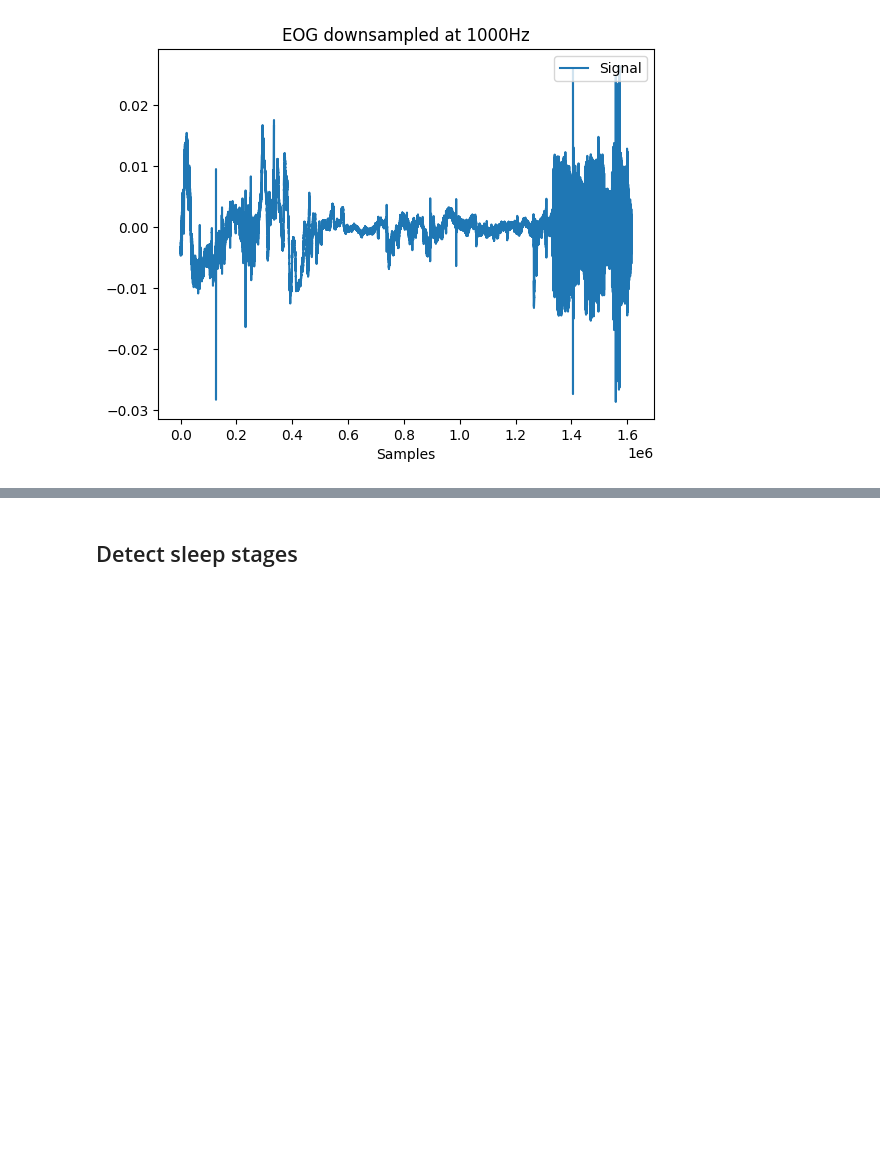
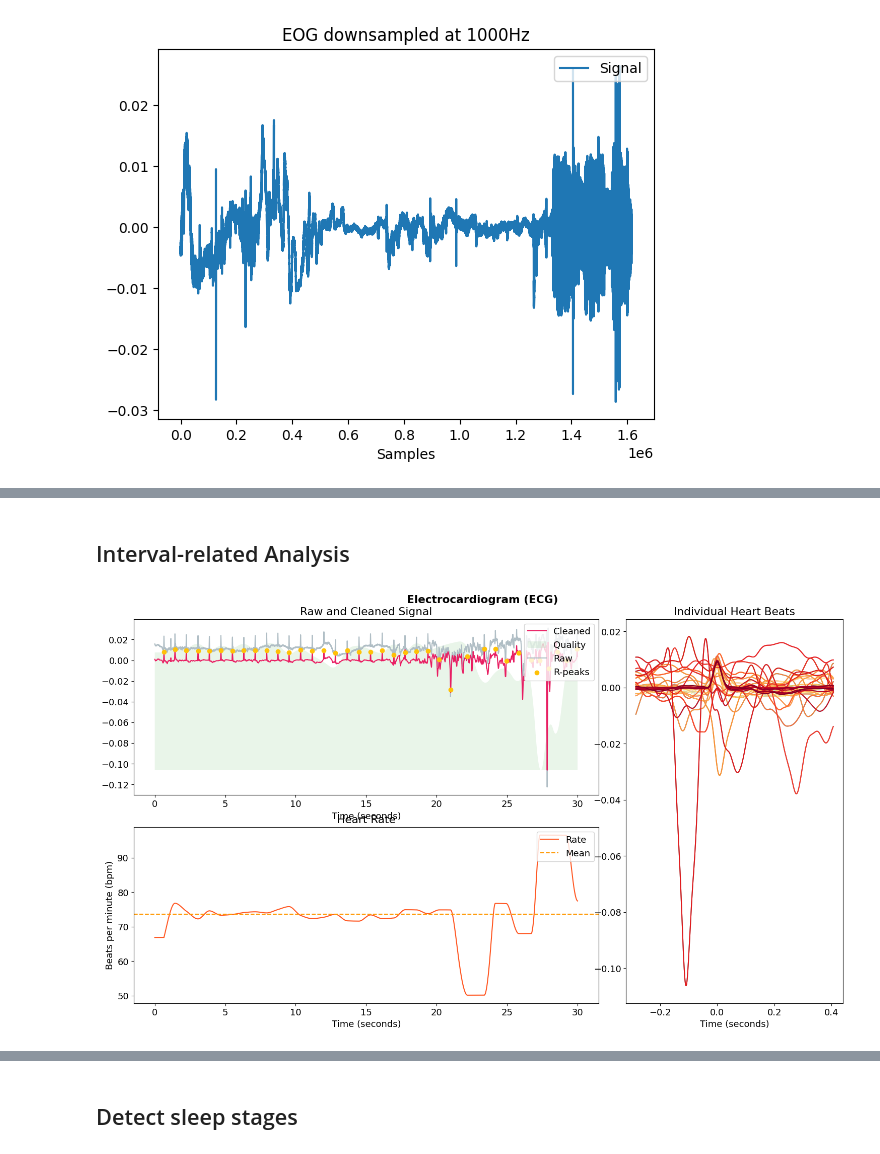
Before and after one commit to Evergarden0101/sensor-data-analysis-pipeline, a Jupyter notebook: back-end/jupyter/sleep_stage_detection.ipynb, the cells around one changed output, grey strips where cells are left out. Drawn from its saved outputs; the diff is of its cells as text; code cells hidden in the pictures; blank space fills up the shorter version.

```diff
--- a/back-end/jupyter/sleep_stage_detection.ipynb
+++ b/back-end/jupyter/sleep_stage_detection.ipynb
@@ -85,0 +107,9 @@ Number of data after downsampling: 1615440
+# %% [markdown]
+## Interval-related Analysis
+# %%
+plt.rcParams['figure.figsize'] = [15, 9]  # Bigger images
+plt.rcParams['font.size']= 13
+# %%
+plot = nk.ecg_plot(ecg_signals[:60000], sampling_rate=2000)
+# %% [output]
+[figure, added]
```
Also changed, not shown: parts of 9 cells of this notebook.
